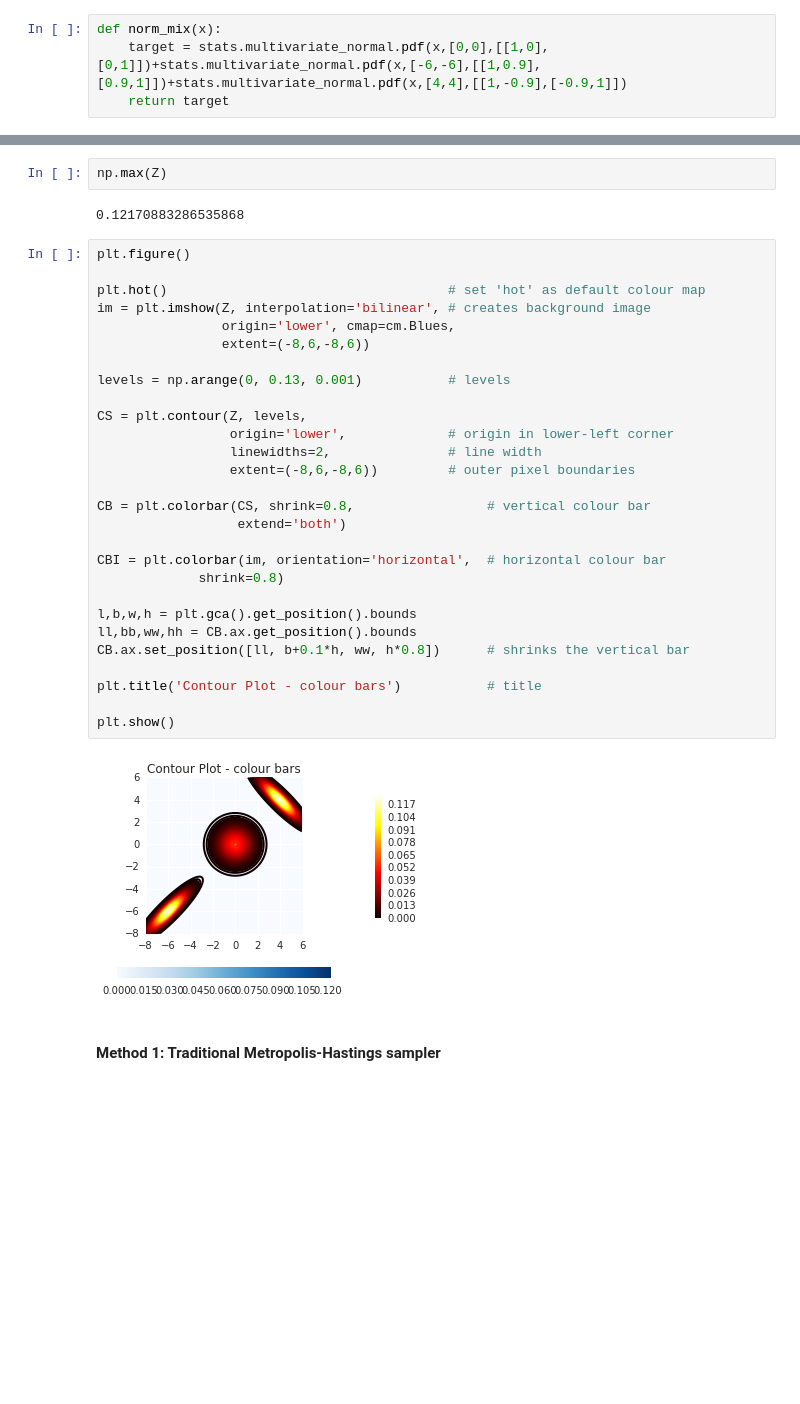
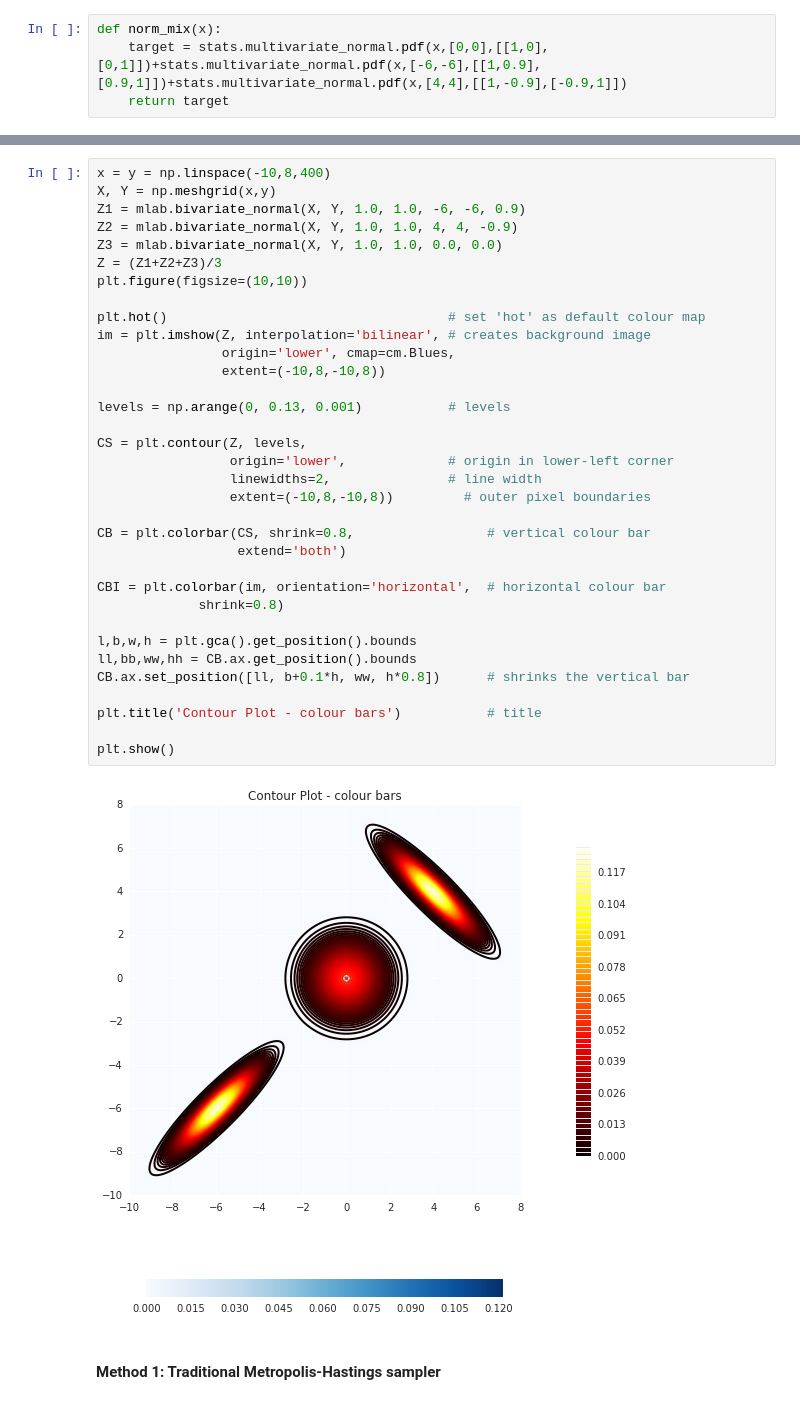
Before and after one commit to rache011857/663_project, a Jupyter notebook: finalupdate-Copy1.ipynb, the cells around one changed output, grey strips where cells are left out. Drawn from its saved outputs; the diff is of its cells as text; blank space fills up the shorter version.

```diff
--- a/finalupdate-Copy1.ipynb
+++ b/finalupdate-Copy1.ipynb
@@ -235,40 +320,42 @@ Z1 = mlab.bivariate_normal(X, Y, 1.0, 1.0, -6, -6, 0.9)
 Z2 = mlab.bivariate_normal(X, Y, 1.0, 1.0, 4, 4, -0.9)
 Z3 = mlab.bivariate_normal(X, Y, 1.0, 1.0, 0.0, 0.0)
 Z = (Z1+Z2+Z3)/3
-# %%
-np.max(Z)
-# %% [output]
-0.12170883286535868
 # %%
-plt.figure()
+x = y = np.linspace(-10,8,400)
+X, Y = np.meshgrid(x,y)
+Z1 = mlab.bivariate_normal(X, Y, 1.0, 1.0, -6, -6, 0.9)
+Z2 = mlab.bivariate_normal(X, Y, 1.0, 1.0, 4, 4, -0.9)
+Z3 = mlab.bivariate_normal(X, Y, 1.0, 1.0, 0.0, 0.0)
+Z = (Z1+Z2+Z3)/3
+plt.figure(figsize=(10,10))
 
 plt.hot()                                    # set 'hot' as default colour map
 im = plt.imshow(Z, interpolation='bilinear', # creates background image
                 origin='lower', cmap=cm.Blues,
-                extent=(-8,6,-8,6))
+                extent=(-10,8,-10,8))
 
 levels = np.arange(0, 0.13, 0.001)           # levels
 
 CS = plt.contour(Z, levels,
                  origin='lower',             # origin in lower-left corner
                  linewidths=2,               # line width
-                 extent=(-8,6,-8,6))         # outer pixel boundaries
+                 extent=(-10,8,-10,8))         # outer pixel boundaries
 
 CB = plt.colorbar(CS, shrink=0.8,                 # vertical colour bar
                   extend='both')
 
 CBI = plt.colorbar(im, orientation='horizontal',  # horizontal colour bar
              shrink=0.8)
 
 l,b,w,h = plt.gca().get_position().bounds
 ll,bb,ww,hh = CB.ax.get_position().bounds
 CB.ax.set_position([ll, b+0.1*h, ww, h*0.8])      # shrinks the vertical bar
 
 plt.title('Contour Plot - colour bars')           # title
 
 plt.show()
 # %% [output]
-[figure, old version]
+[figure, new version]
 # %% [markdown]
 #### Method 1: Traditional Metropolis-Hastings sampler
 # %%
```
Also changed, not shown: parts of 15 cells of this notebook.
